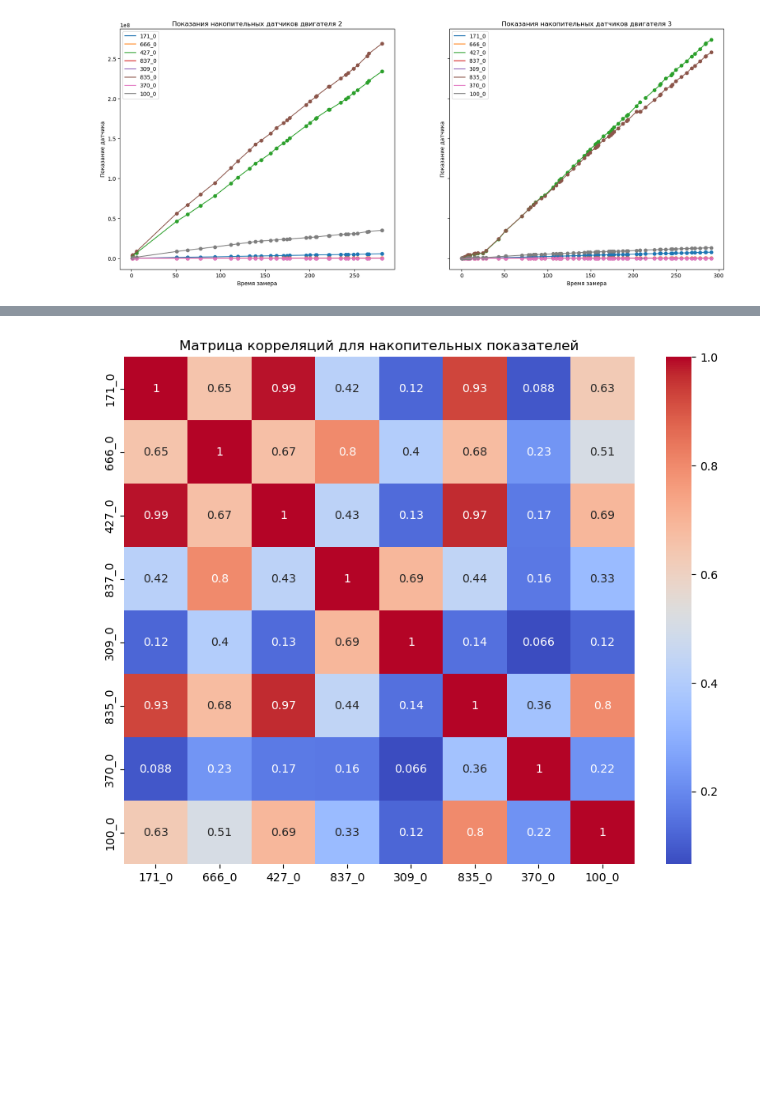
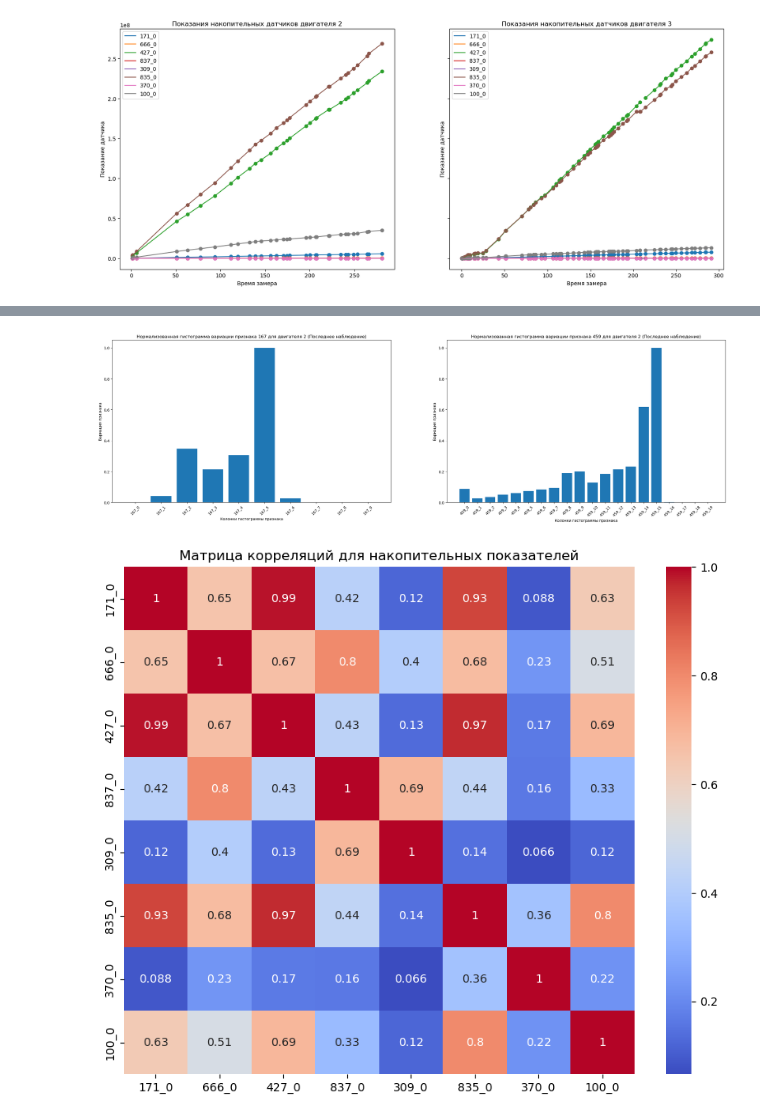
Before and after one commit to Alwaline/predictive_maintenance, a Jupyter notebook: notebooks/EDA.ipynb, the cells around one changed output, grey strips where cells are left out. Drawn from its saved outputs; the diff is of its cells as text; code cells hidden in the pictures; blank space fills up the shorter version.

```diff
--- a/notebooks/EDA.ipynb
+++ b/notebooks/EDA.ipynb
@@ -248,3 +244,22 @@ plt.show()
+# %%
+fig, ax = plt.subplots(nrows=1, ncols=2, figsize=(30, 8))
+vehicle_id = 2
+vehicle_data = df_operational_readouts_tr[df_operational_readouts_tr["vehicle_id"] == vehicle_id]
+сols = ["167", "459"]
+for i, c in enumerate(сols):
+    hist_cols = [col for col in vehicle_data.columns if col.startswith(c)]
+    data = vehicle_data.iloc[-1][hist_cols]
+    normalized = data.sub(data.min(), axis=0).div((data.max() - data.min()), axis=0)
+    ax[i].bar(hist_cols, normalized.to_numpy())
+    ax[i].set_title(f"Нормализованная гистограмма вариации признака {c} для двигателя {vehicle_id} (Последнее наблюдение)")
+    ax[i].set_xlabel("Колонки гистограммы признака")
+    ax[i].set_ylabel("Вариация признака")
+    ax[i].ticklabel_format(style='plain', axis='y')
+    ax[i].set_xticks(ax[i].get_xticks())
+    ax[i].set_xticklabels(ax[i].get_xticklabels(), rotation=45)
+plt.show()
+# %% [output]
+[figure, added]
 # %%
 plt.figure(figsize=(10, 8))
 sns.heatmap(df_operational_readouts_tr[["171_0", "666_0", "427_0", "837_0", "309_0", "835_0", "370_0", "100_0"]].corr(), annot=True, cmap="coolwarm")
```
Also changed, not shown: parts of 10 cells of this notebook.
